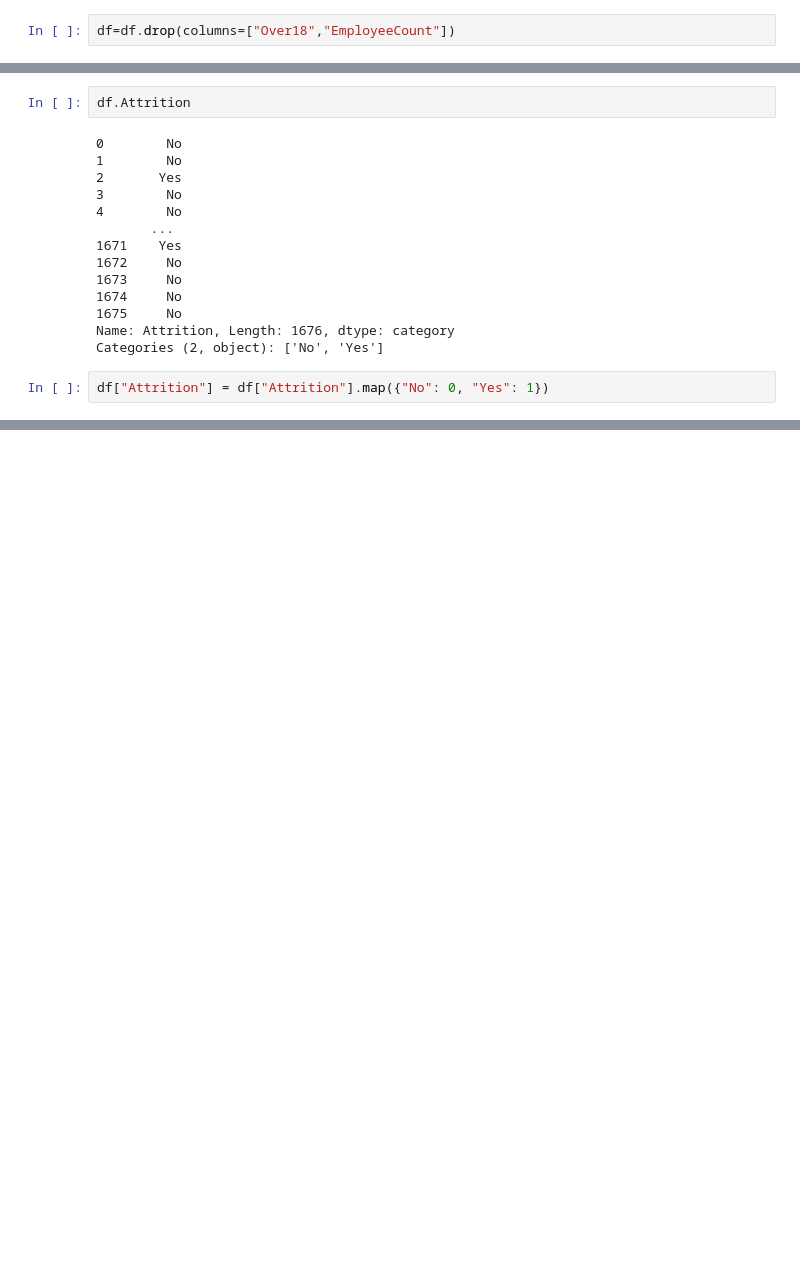
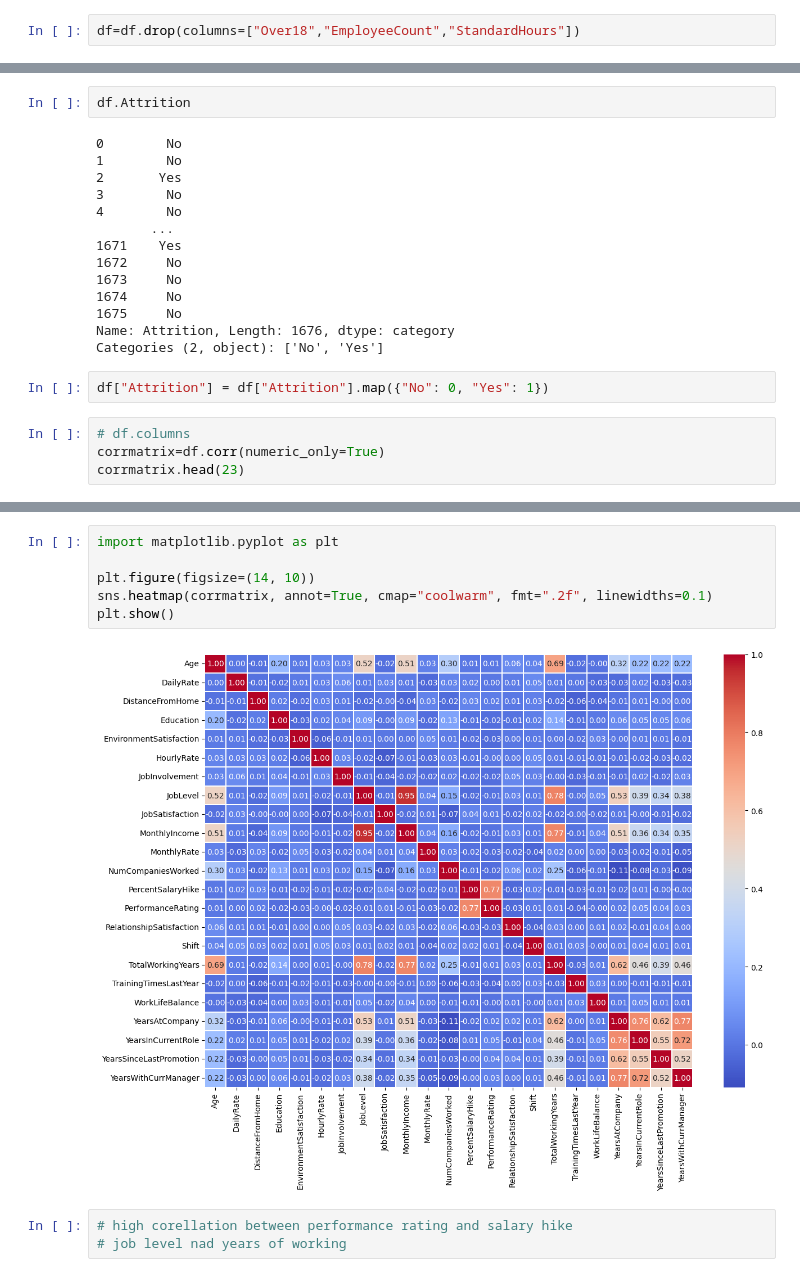
Before and after one commit to Ankitchawla3123/Advance-classification-Practical-, a Jupyter notebook: Assignment1/Employee_dataset.ipynb, the cells around one changed output, grey strips where cells are left out. Saved outputs shown, nothing was run; the diff lists cells and outputs as text; blank space fills up the shorter version.

```diff
--- a/Assignment1/Employee_dataset.ipynb
+++ b/Assignment1/Employee_dataset.ipynb
@@ -64,7 +66,7 @@ Travel_Frequently     320
 Non-Travel            172
 Name: count, dtype: int64
 # %%
-df=df.drop(columns=["Over18","EmployeeCount"])
+df=df.drop(columns=["Over18","EmployeeCount","StandardHours"])
 # %%
 df.columns.shape
 # %% [output]
@@ -124,3 +126,7 @@ Name: Attrition, Length: 1676, dtype: category
 Categories (2, object): ['No', 'Yes']
 # %%
 df["Attrition"] = df["Attrition"].map({"No": 0, "Yes": 1})
+# %%
+# df.columns
+corrmatrix=df.corr(numeric_only=True)
+corrmatrix.head(23)
@@ -126,0 +152,11 @@ df["Attrition"] = df["Attrition"].map({"No": 0, "Yes": 1})
+# %%
+import matplotlib.pyplot as plt
+
+plt.figure(figsize=(14, 10))
+sns.heatmap(corrmatrix, annot=True, cmap="coolwarm", fmt=".2f", linewidths=0.1)
+plt.show()
+# %% [output]
+[figure, added]
+# %%
+# high corellation between performance rating and salary hike
+# job level nad years of working
```
Also changed, not shown: parts of 13 cells of this notebook.
